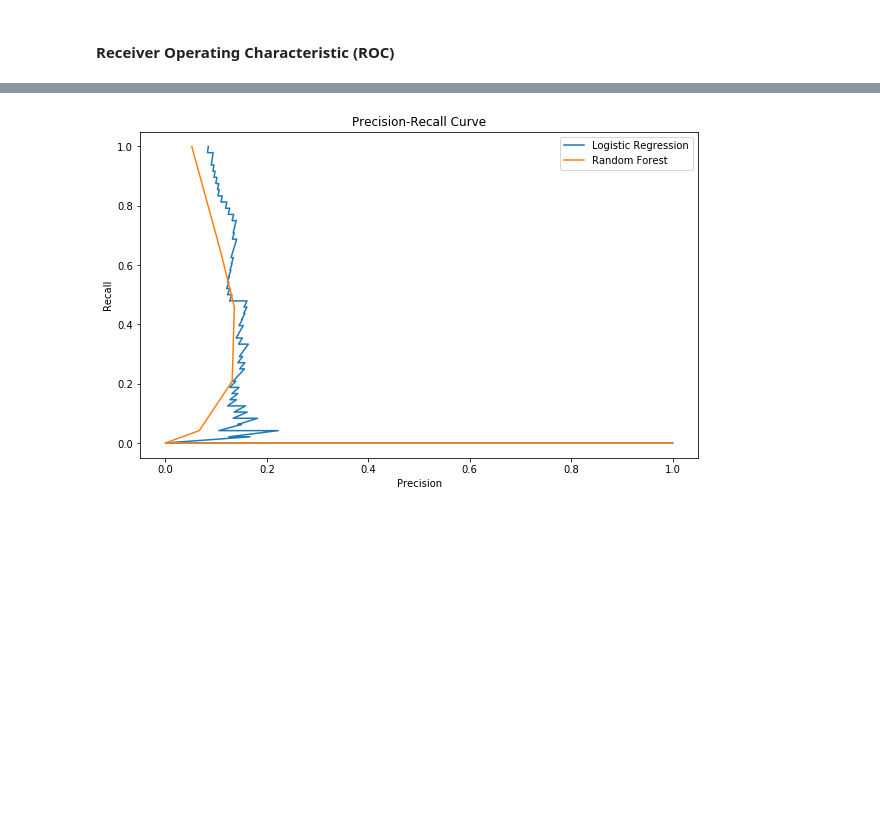
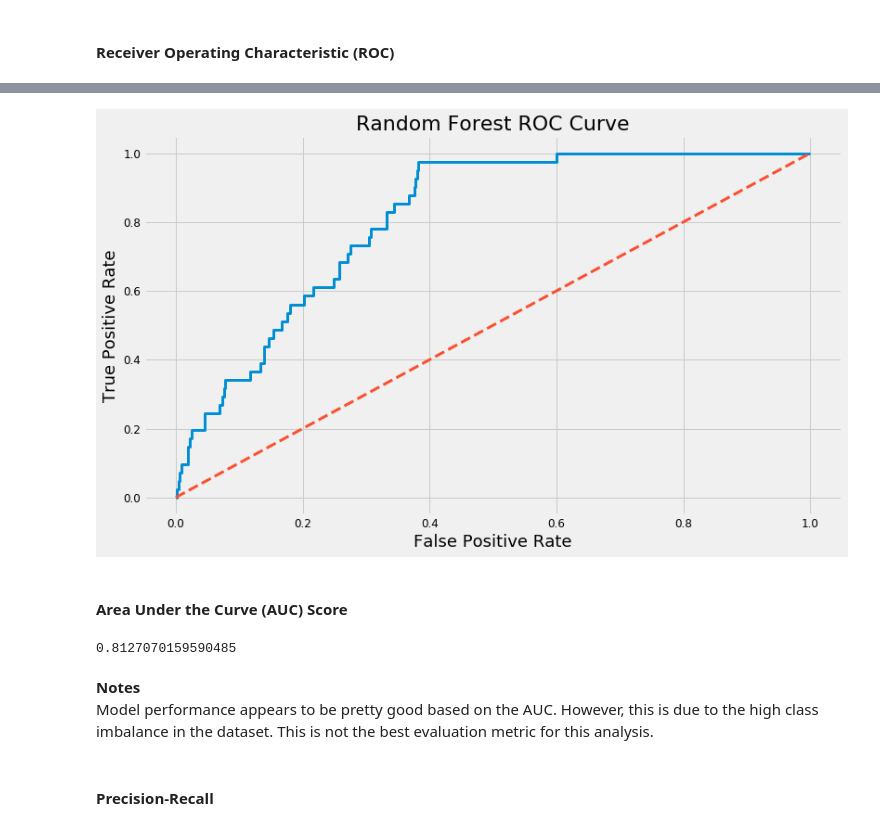
Before and after one commit to kevscon/Project-3, a Jupyter notebook: modeling-rev.ipynb, the cells around one changed output, grey strips where cells are left out. Cells and saved outputs as stored; diff of their text form; code cells hidden in the pictures; blank space fills up the shorter version.

```diff
--- a/modeling-rev.ipynb
+++ b/modeling-rev.ipynb
@@ -416,0 +720,15 @@ plt.legend();
+# %%
+rf_pipe = imbPipeline([
+    ('oversample', over_sampling.SMOTE(random_state=0)),
+    ('model', RandomForestClassifier(random_state=0,
+                                     n_estimators=best_n_estimators_smt,
+                                     max_features=best_max_features_smt,
+                                     max_depth=best_max_depth_smt,
+                                     min_samples_split=best_min_samples_split_smt,
+                                     min_samples_leaf=best_min_samples_leaf_smt,
+                                     bootstrap=best_bootstrap_smt)
+    )
+])
+# %%
+rf_pipe.fit(X_train, y_train)
+rf_predict = rf_pipe.predict(X_test)
@@ -417,2 +751,5 @@ plt.legend();
+# %%
+# probabilities of swing county for each observation
+rf_predict_proba = rf_pipe.predict_proba(X_test)[:, 1]
 # %% [markdown]
 #### Receiver Operating Characteristic (ROC)
@@ -908,26 +756,23 @@ plt.show()
-# %%
-fig, ax = plt.subplots(figsize=(10, 6))
-
-# Logisitic Regression
-ax.plot(logreg_wgt_p, logreg_wgt_r, label='Logistic Regression')
-# SVM
-# ax.plot(rbf_svm_p, rbf_svm_r, label='SVM')
-#ax.step(rbf_svm_r, rbf_svm_p, color='b', alpha=0.2, where='post')
-#ax.fill_between(rbf_svm_r, rbf_svm_p, step='post', alpha=0.2, color='b')
-# KNN
-# ax.plot(knn_p, knn_r, label='KNN')
-# Random Forest
-ax.plot(random_forest_p, random_forest_r, label='Random Forest')
-# Gaussian-Bayes
-# ax.plot(gb_p, gb_r, label='GaussianNB')
-
-# ax.set_xlim(0, 1.01)
-# ax.set_ylim(0, 1)
-ax.set_title('Precision-Recall Curve')
-ax.set_ylabel('Recall')
-ax.set_xlabel('Precision')
-ax.legend(loc='upper right')
-
-plt.show()
-# %% [output]
-[figure, removed]
+# %%
+# create ROC curve data
+# returns false positive rate, true positive rate for range of thresholds
+rf_fpr, rf_tpr, rf_thresh = roc_curve(y_test, rf_predict_proba)
+# %%
+plt.plot(rf_fpr, rf_tpr)
+plt.plot([0, 1], [0, 1], linestyle='--')
+plt.xlabel('False Positive Rate')
+plt.ylabel('True Positive Rate')
+plt.title('Random Forest ROC Curve');
+# %% [output]
+[figure, added]
+# %% [markdown]
+#### Area Under the Curve (AUC) Score
+# %%
+roc_auc_score(y_test, rf_predict_proba)
+# %% [output]
+0.8127070159590485
+# %% [markdown]
+**Notes**
+Model performance appears to be pretty good based on the AUC. However, this is due to the high class imbalance in the dataset. This is not the best evaluation metric for this analysis.
+# %% [markdown]
+#### Precision-Recall
```
Also changed, not shown: parts of 207 cells of this notebook.
